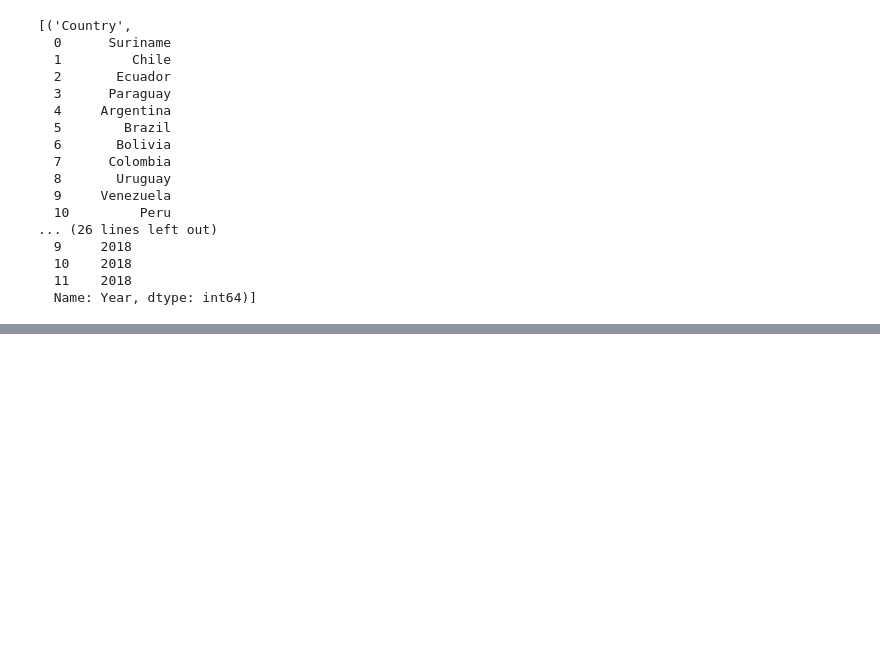
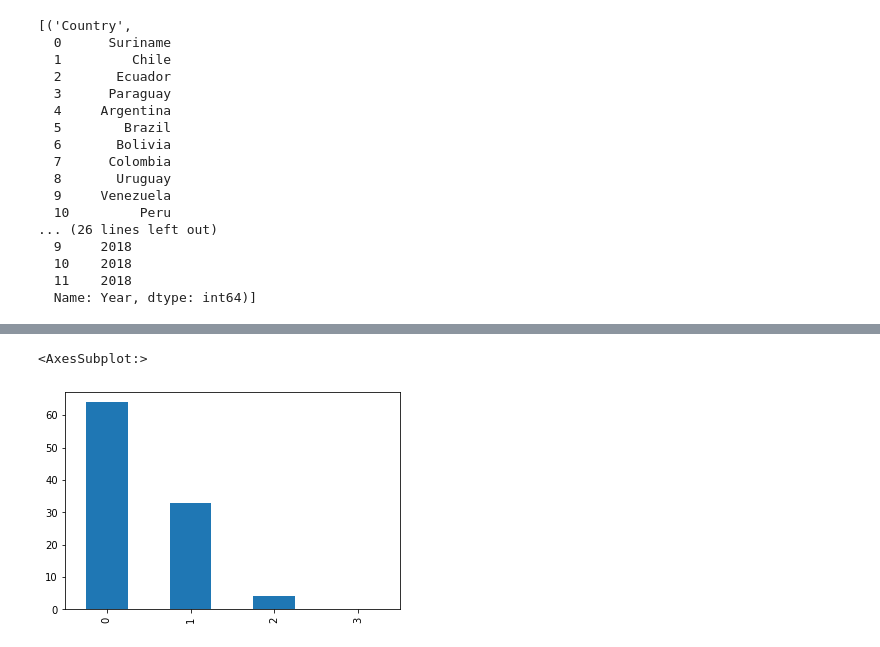
Before and after one commit to DCIDA2019/dcida2020ii-anaradi, a Jupyter notebook: Sep4/Tablas.ipynb, the cells around one changed output, grey strips where cells are left out. Cells and saved outputs as stored; diff of their text form; code cells hidden in the pictures; blank space fills up the shorter version.

```diff
--- a/Sep4/Tablas.ipynb
+++ b/Sep4/Tablas.ipynb
@@ -196,0 +206,2 @@ list(data2.items())
+# %%
+dfNA3=pd.read_csv('densidadpoblacionNA.csv')
@@ -196,0 +470,5 @@ list(data2.items())
+# %%
+dfNA3['Population density (Number of people per square kilometer)'].plot(kind='bar')
+# %% [output]
+<AxesSubplot:>
+[figure, added]
```
Also changed, not shown: parts of 75 cells of this notebook.
